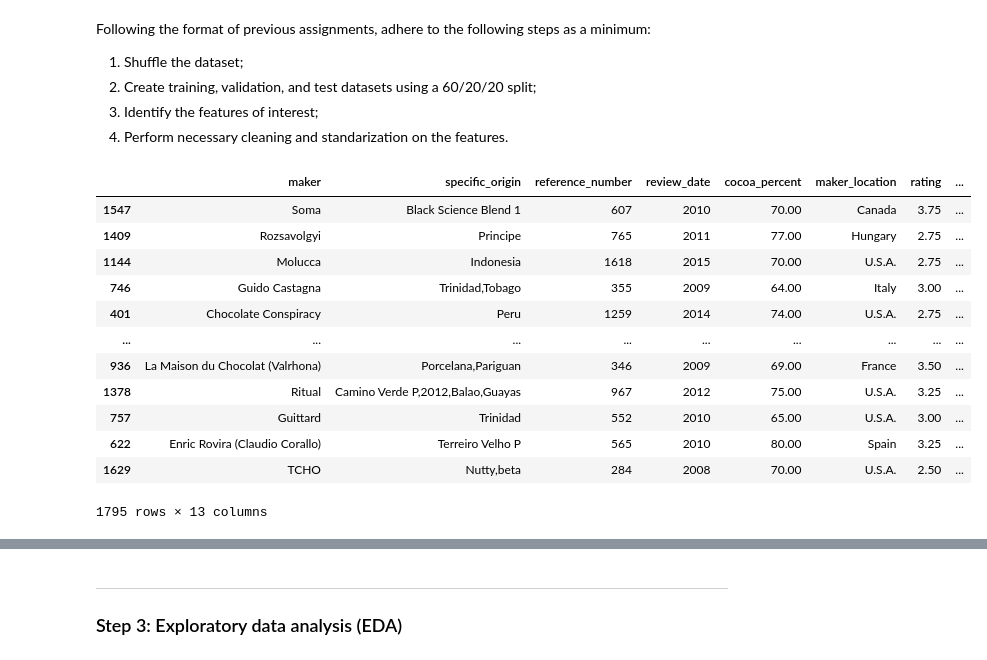
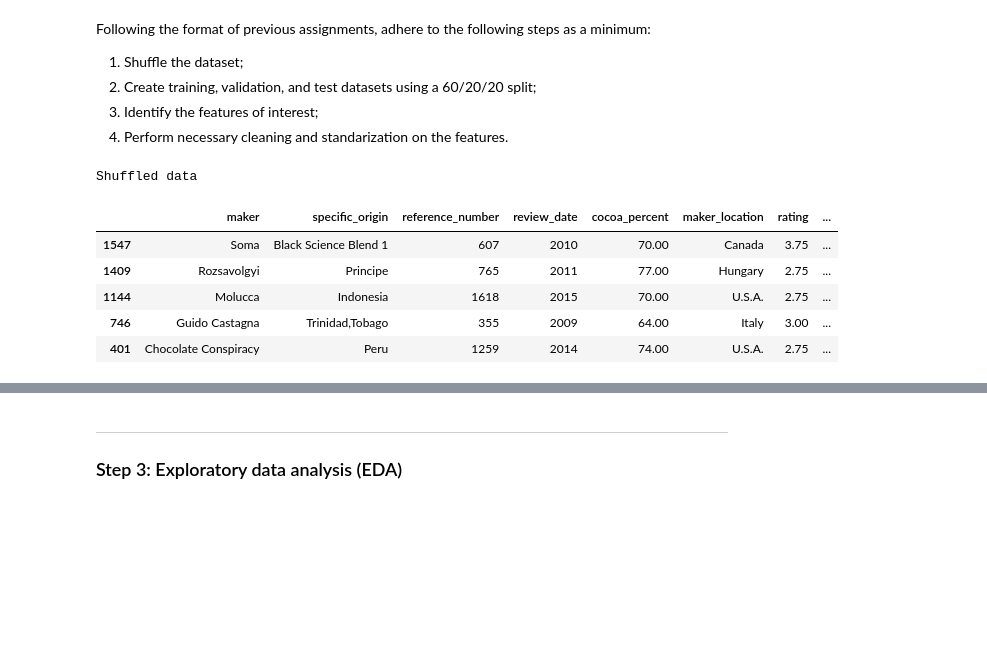
Before and after one commit to dabingougou/207, a Jupyter notebook: week5/05 Multiclass classification.ipynb, the cells around one changed output, grey strips where cells are left out. Drawn from its saved outputs; the diff is of its cells as text; code cells hidden in the pictures; blank space fills up the shorter version.

```diff
--- a/week5/05 Multiclass classification.ipynb
+++ b/week5/05 Multiclass classification.ipynb
@@ -443,2 +417,25 @@ Name: count, dtype: int64
 # %%
+# Now that we created a new bean type col, we need to create one-hot vectors and
+#   drop one col to avoid perfect colinearity
+
+# First create dummies (bool)
 df_encoded = pd.get_dummies(df_encoded, columns=['bean_type'])
+
+# Then drop the bean type 'other' to avoid perfect colinearity
+df_encoded.columns[-1]
+df_encoded.drop(columns='bean_type_Other', inplace=True)
+
+
+# Create better col names
+df_encoded.rename(columns={'bean_type_Blend': 'blend_bean',
+                           'bean_type_Trinitario': 'trinitario_bean'},
+                    inplace=True)
+
+# Create a list of col names for convenience
+bean_type_cols = ['blend_bean', 'trinitario_bean']
+
+# Cast bean types from dummies (bool) to 0-1 integers
+df_encoded[bean_type_cols] = df_encoded[bean_type_cols].astype(int)
+
+# Take a look
+print(f"After grouping and encoding bean type: \n{df_encoded.head()}")
@@ -445,3 +459,0 @@ df_encoded = pd.get_dummies(df_encoded, columns=['bean_type'])
-# %%
-df_encoded.columns[-1]
-df_encoded.drop(columns='bean_type_other', inplace=True)
@@ -508,30 +472,30 @@ Following the format of previous assignments, adhere to the following steps as a
 # %%
 # YOUR CODE HERE
 
-# Shuffle
-#indices = range(0, df.shape[0])
+# Task 1: Shuffle
+
+# Set seed
 np.random.seed(19)
+
+# Create indices
 indices = np.arange(0, df.shape[0])
 
-indices
+# Shuffle indices
 shuffled_indices = np.random.permutation(indices)
-shuffled_indices
 
+# Shuffle the dataframe using the shuffled indices
 df_encoded_shuffle = df_encoded.reindex(shuffled_indices)
-df_encoded_shuffle
-#df2.bean_type.unique()
+
+# Print out the head of the shuffled data
+
+print("Shuffled data")
+df_encoded_shuffle.head()
 # %% [output]
+Shuffled data
 |  | maker | specific_origin | reference_number | review_date | cocoa_percent | maker_location | rating | ... |
 | 1547 | Soma | Black Science Blend 1 | 607 | 2010 | 70.00 | Canada | 3.75 | ... |
 | 1409 | Rozsavolgyi | Principe | 765 | 2011 | 77.00 | Hungary | 2.75 | ... |
 | 1144 | Molucca | Indonesia | 1618 | 2015 | 70.00 | U.S.A. | 2.75 | ... |
 | 746 | Guido Castagna | Trinidad,Tobago | 355 | 2009 | 64.00 | Italy | 3.00 | ... |
 | 401 | Chocolate Conspiracy | Peru | 1259 | 2014 | 74.00 | U.S.A. | 2.75 | ... |
-| ... | ... | ... | ... | ... | ... | ... | ... | ... |
-| 936 | La Maison du Chocolat (Valrhona) | Porcelana,Pariguan | 346 | 2009 | 69.00 | France | 3.50 | ... |
-| 1378 | Ritual | Camino Verde P,2012,Balao,Guayas | 967 | 2012 | 75.00 | U.S.A. | 3.25 | ... |
-| 757 | Guittard | Trinidad | 552 | 2010 | 65.00 | U.S.A. | 3.00 | ... |
-| 622 | Enric Rovira (Claudio Corallo) | Terreiro Velho P | 565 | 2010 | 80.00 | Spain | 3.25 | ... |
-| 1629 | TCHO | Nutty,beta | 284 | 2008 | 70.00 | U.S.A. | 2.50 | ... |
-1795 rows × 13 columns
 # %%
```
Also changed, not shown: parts of 35 cells of this notebook.
